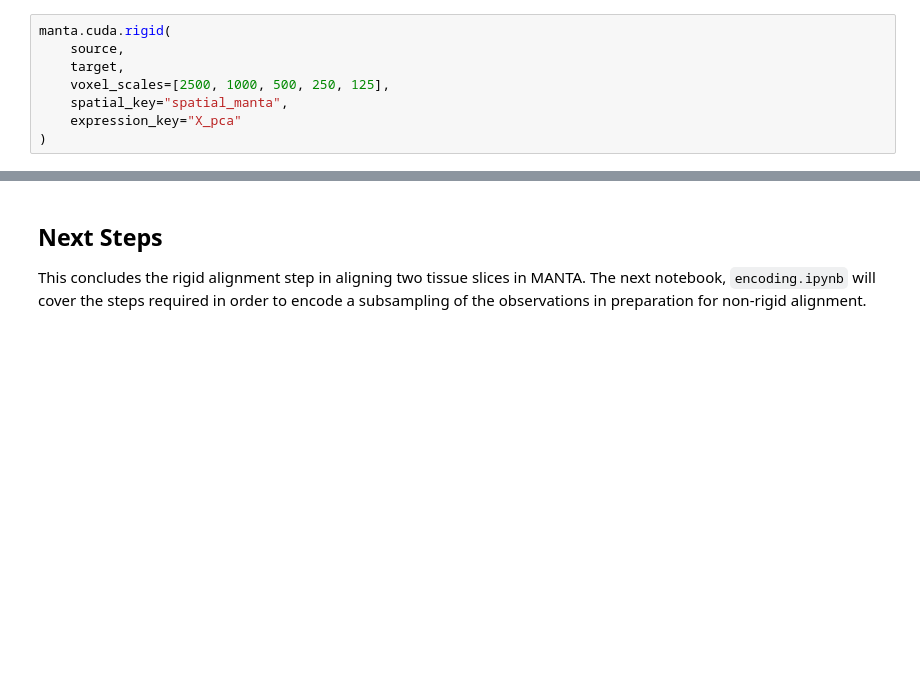
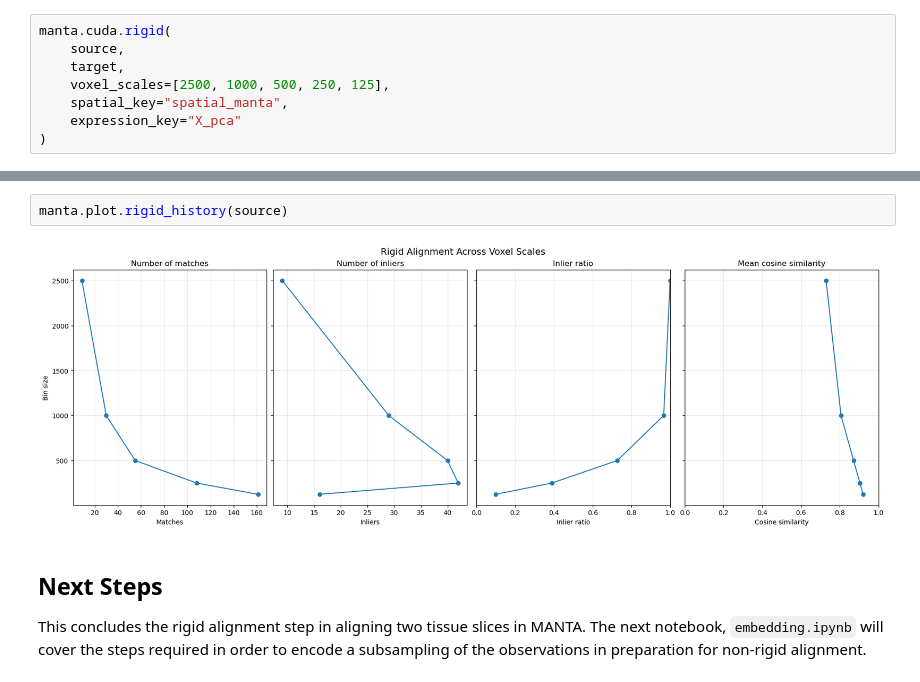
Before and after one commit to PolyRocketMatt/MANTA, a Jupyter notebook: notebooks/rigid_alignment.ipynb, the cells around one changed output, grey strips where cells are left out. Cells and saved outputs as stored; diff of their text form; blank space fills up the shorter version.

```diff
--- a/notebooks/rigid_alignment.ipynb
+++ b/notebooks/rigid_alignment.ipynb
@@ -308,7 +221,11 @@ manta.plotting.spatial(
 )
 # %% [output]
 [figure]
+# %%
+manta.plot.rigid_history(source)
+# %% [output]
+[figure, added]
 # %% [markdown]
 ## Next Steps
 
-This concludes the rigid alignment step in aligning two tissue slices in MANTA. The next notebook, `encoding.ipynb` will cover the steps required in order to encode a subsampling of the observations in preparation for non-rigid alignment.
+This concludes the rigid alignment step in aligning two tissue slices in MANTA. The next notebook, `embedding.ipynb` will cover the steps required in order to encode a subsampling of the observations in preparation for non-rigid alignment.
```
Also changed, not shown: parts of 15 cells of this notebook, 21 other files.
